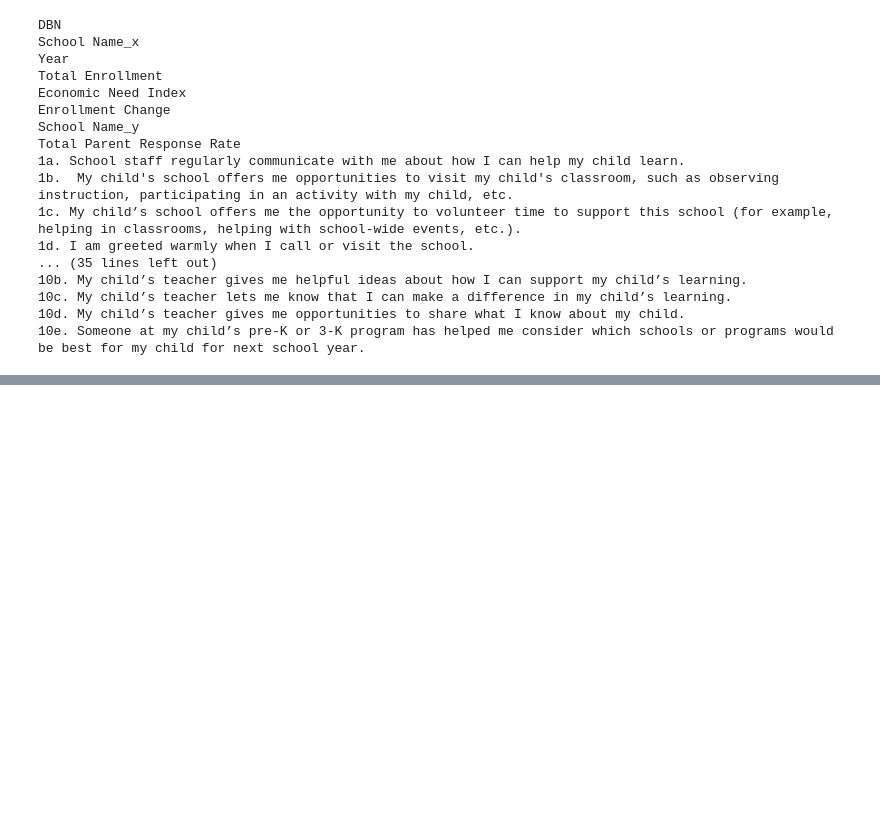
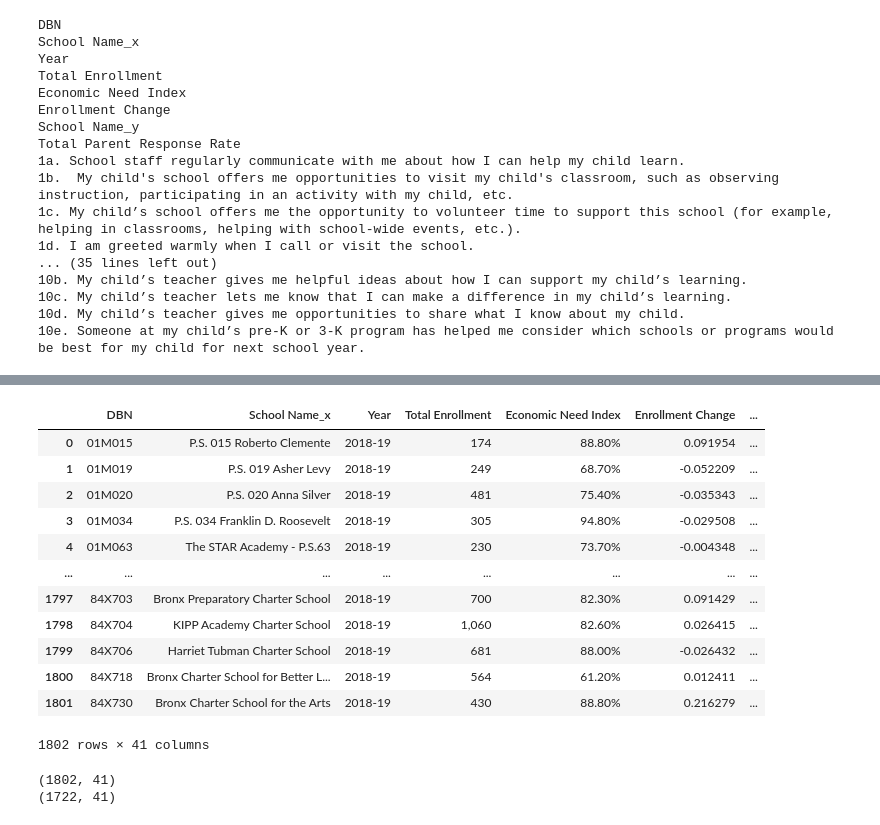
Before and after one commit to innakap/InsightDataScience, a Jupyter notebook: SurveyEnrollmentModel.ipynb, the cells around one changed output, grey strips where cells are left out. Cells and saved outputs as stored; diff of their text form; code cells hidden in the pictures; blank space fills up the shorter version.

```diff
--- a/SurveyEnrollmentModel.ipynb
+++ b/SurveyEnrollmentModel.ipynb
@@ -73,3 +75,6 @@ Total Parent Response Rate
 10c. My child’s teacher lets me know that I can make a difference in my child’s learning.
 10d. My child’s teacher gives me opportunities to share what I know about my child.
 10e. Someone at my child’s pre-K or 3-K program has helped me consider which schools or programs would be best for my child for next school year.
+# %%
+naCounts = joinedDF.isna().sum()
+naCounts
@@ -75,0 +99,3 @@ Total Parent Response Rate
+# %%
+missingValueColumns = naCounts[naCounts >= 1000].keys().values
+missingValueColumns
@@ -75,0 +114,27 @@ Total Parent Response Rate
+# %%
+joinedDF = joinedDF.drop(columns=missingValueColumns) # remove all those N/A columns
+joinedDF
+# %% [output]
+|  | DBN | School Name_x | Year | Total Enrollment | Economic Need Index | Enrollment Change | ... |
+| 0 | 01M015 | P.S. 015 Roberto Clemente | 2018-19 | 174 | 88.80% | 0.091954 | ... |
+| 1 | 01M019 | P.S. 019 Asher Levy | 2018-19 | 249 | 68.70% | -0.052209 | ... |
+| 2 | 01M020 | P.S. 020 Anna Silver | 2018-19 | 481 | 75.40% | -0.035343 | ... |
+| 3 | 01M034 | P.S. 034 Franklin D. Roosevelt | 2018-19 | 305 | 94.80% | -0.029508 | ... |
+| 4 | 01M063 | The STAR Academy - P.S.63 | 2018-19 | 230 | 73.70% | -0.004348 | ... |
+| ... | ... | ... | ... | ... | ... | ... | ... |
+| 1797 | 84X703 | Bronx Preparatory Charter School | 2018-19 | 700 | 82.30% | 0.091429 | ... |
+| 1798 | 84X704 | KIPP Academy Charter School | 2018-19 | 1,060 | 82.60% | 0.026415 | ... |
+| 1799 | 84X706 | Harriet Tubman Charter School | 2018-19 | 681 | 88.00% | -0.026432 | ... |
+| 1800 | 84X718 | Bronx Charter School for Better L... | 2018-19 | 564 | 61.20% | 0.012411 | ... |
+| 1801 | 84X730 | Bronx Charter School for the Arts | 2018-19 | 430 | 88.80% | 0.216279 | ... |
+1802 rows × 41 columns
+# %%
+print(joinedDF.shape)
+
+# now remove any rows with N/A. you will see the number of rows decreased
+joinedDF = joinedDF.dropna(how='any', axis=0)
+
+print(joinedDF.shape)
+# %% [output]
+(1802, 41)
+(1722, 41)
```
Also changed, not shown: parts of 11 cells of this notebook.
